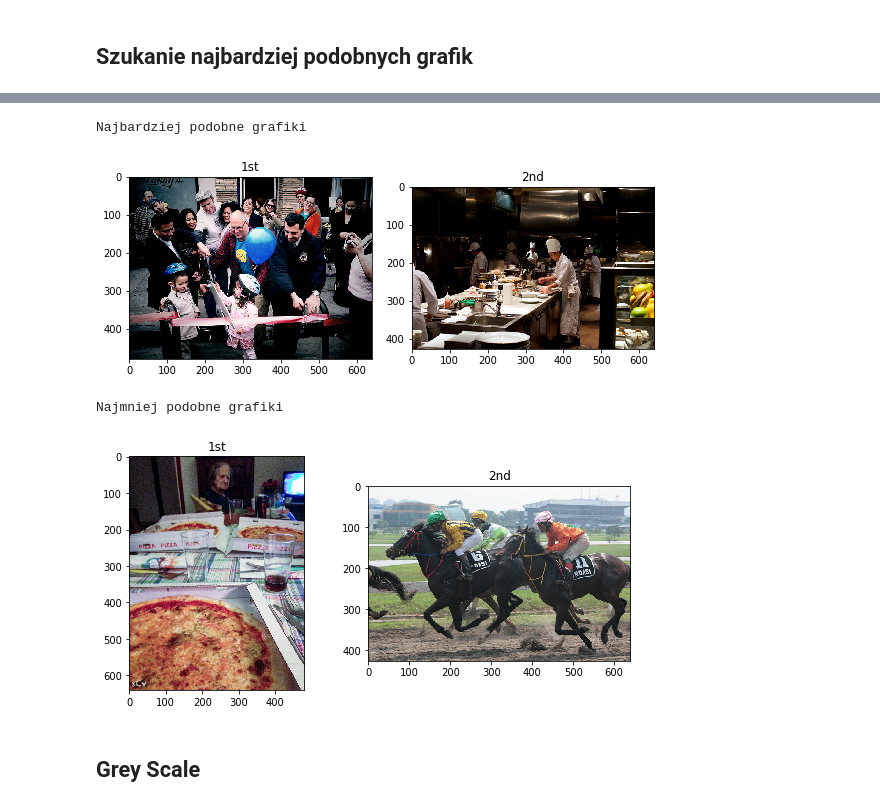
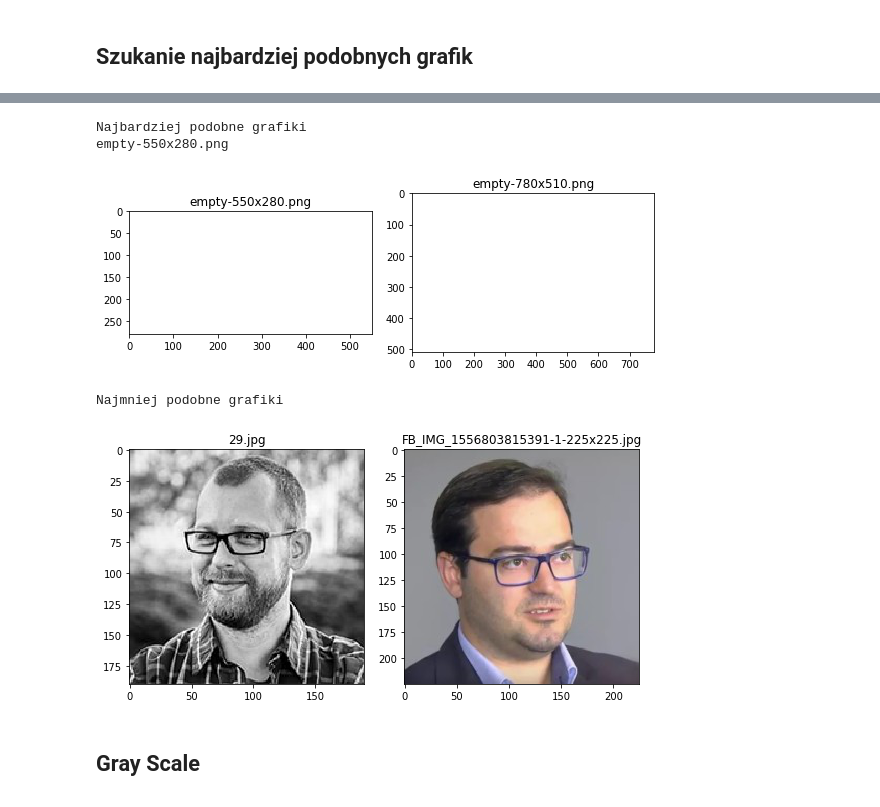
Before and after one commit to konradszwed/projekt_analiza_obrazu, a Jupyter notebook: main.ipynb, the cells around one changed output, grey strips where cells are left out. Drawn from its saved outputs; the diff is of its cells as text; code cells hidden in the pictures.

```diff
--- a/main.ipynb
+++ b/main.ipynb
@@ -48,14 +51,15 @@ plt.rcParams['figure.figsize'] = [15, 10]
 #########################################################################
 #user_path=r'''C:\Users\rooni\Desktop\PHOTOSHOP'''
 #user_path=r'''\Users\rooni\Desktop\projekt_analiza_obrazu\baza_test2'''
-user_path=r'''\Users\rooni\Desktop\projekt_analiza_obrazu\baza'''
+#user_path=r'''\Users\rooni\Desktop\projekt_analiza_obrazu\baza'''
 #user_path=r'''\Users\rooni\Desktop\projekt_analiza_obrazu\baza_test'''
-#user_path=r'''./baza_web'''
+user_path=r'''./baza_web'''
 #########################################################################
 #stats_path=r'''C:\Users\rooni\Desktop\projekt_analiza_obrazu\stats'''
 #stats_path=r'''C:\Users\KSzwed\repositories\projekt_analiza_obrazu\stats'''
 stats_path = '''./stats'''
 #########################################################################
 #url = "https://www.uni.lodz.pl/"
-url = "https://www.spidersweb.pl/"
+#url = "https://www.spidersweb.pl/"
+url = "https://www.wykop.pl/"
 # %%
@@ -262,11 +193,10 @@ def test_img(file):
 # %%
 #@timeit
 #@cuda.jit
-def imgstats(file):
-    pic = imageio.imread(file)
+def imgstats(file,index=0):
+    pic = imageio.imread(user_path+'/{}'.format(file))
     img_stats=[]
-    global i
-    img_stats.append(i)
+    img_stats.append(index)
     img_stats.append(file)
     img_stats.append(type(pic))
     img_stats.append(pic.shape[0])
@@ -502,9 +354,8 @@ def wyswietl(stats):
 @timeit
 def make_data_stats_from_links(files):
     dane=[]
-    for i in range(file_count):
-        file=user_path+'\{}'.format(files[i])
-        dane.append(imgstats(file))
+    for i in files:
+        dane.append(imgstats(i))
     return dane
 
 dane=make_data_stats_from_links(files)
@@ -647,11 +528,11 @@ plt.scatter(datax,datay,s=s, alpha = 0.6, edgecolor='r')
 @timeit
 def what_are_similar(files):
 
-    length=len(files)-4000
+    length=len(files)
     max_img_equal,x,y=0,0,0
     min_img_equal,x2,y2=100,0,0
     for i in range(0,length):
-        print(i)
+        #print(i) #licznik
         for n in range(i+1,length):
             test,test2=user_path+'\{}'.format(files[n]),user_path+'\{}'.format(files[i])
             compare_image = CompareImage(test,test2)
@@ -692,24 +556,25 @@ Najmniej: 1.8236315771673128 % niezgodności pomiedzy obrazkiem nr 47 i 579
 # %%
 print('Najbardziej podobne grafiki')
 path='{}\{}'.format(user_path,files[x2])
 first = imageio.imread(path)
 path=user_path+'\{}'.format(files[y2])
 second = imageio.imread(path)
 
 
 fig, axes = plt.subplots(1, 2, figsize=(8, 4))
 ax = axes.ravel()
-
+print(files[x2])
 ax[0].imshow(first)
-ax[0].set_title("1st")
+ax[0].set_title(files[x2])
 ax[1].imshow(second)
-ax[1].set_title("2nd")
+ax[1].set_title(files[y2])
 
 fig.tight_layout()
 plt.show()
 # %% [output]
 Najbardziej podobne grafiki
+empty-550x280.png
-[figure, old version]
+[figure, new version]
 # %%
 print('Najmniej podobne grafiki')
 path='{}\{}'.format(user_path,files[x])
@@ -721,16 +586,16 @@ fig, axes = plt.subplots(1, 2, figsize=(8, 4))
 ax = axes.ravel()
 
 ax[0].imshow(first)
-ax[0].set_title("1st")
+ax[0].set_title(files[x])
 ax[1].imshow(second)
-ax[1].set_title("2nd")
+ax[1].set_title(files[y])
 
 fig.tight_layout()
 plt.show()
 # %% [output]
 Najmniej podobne grafiki
-[figure, old version]
+[figure, new version]
 # %% [markdown]
-<h2>Grey Scale</h2>
+<h2>Gray Scale</h2>
 # %%
 from skimage.color import rgb2gray
```
Also changed, not shown: parts of 35 cells of this notebook, 3 other files.
